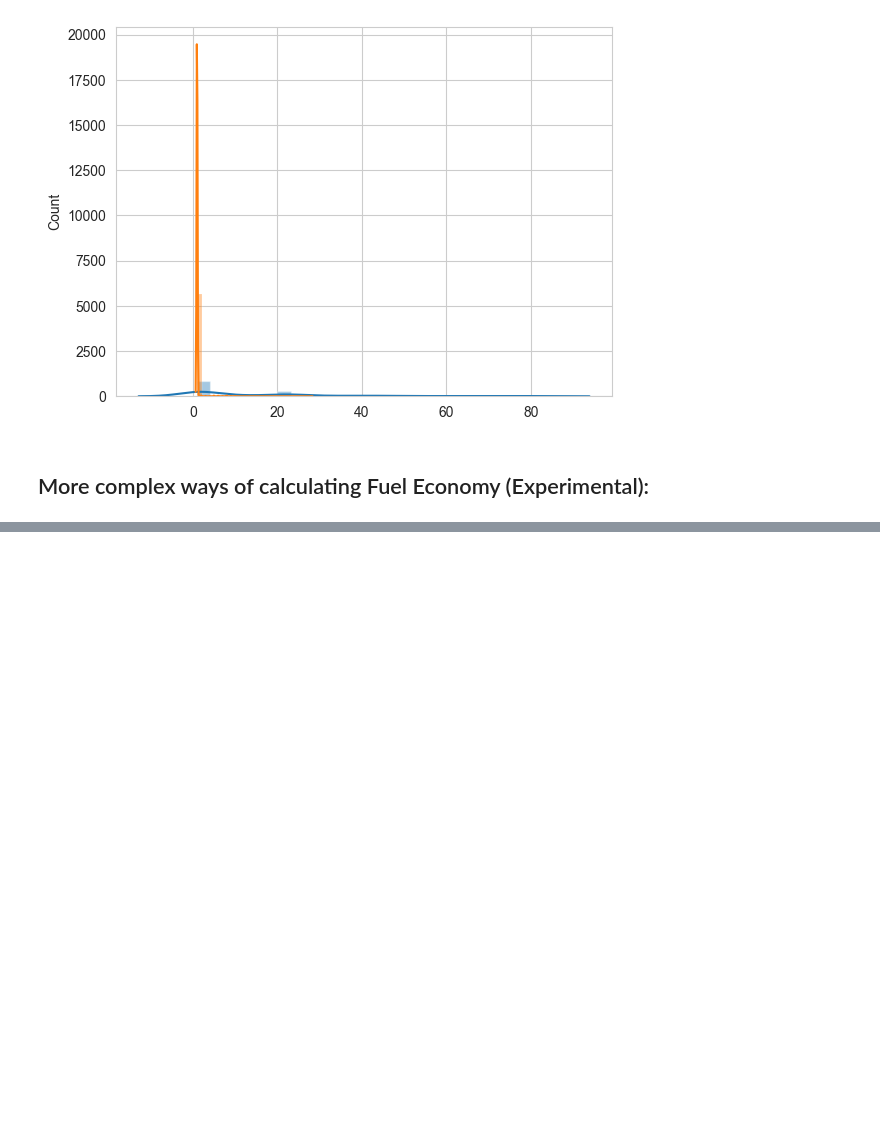
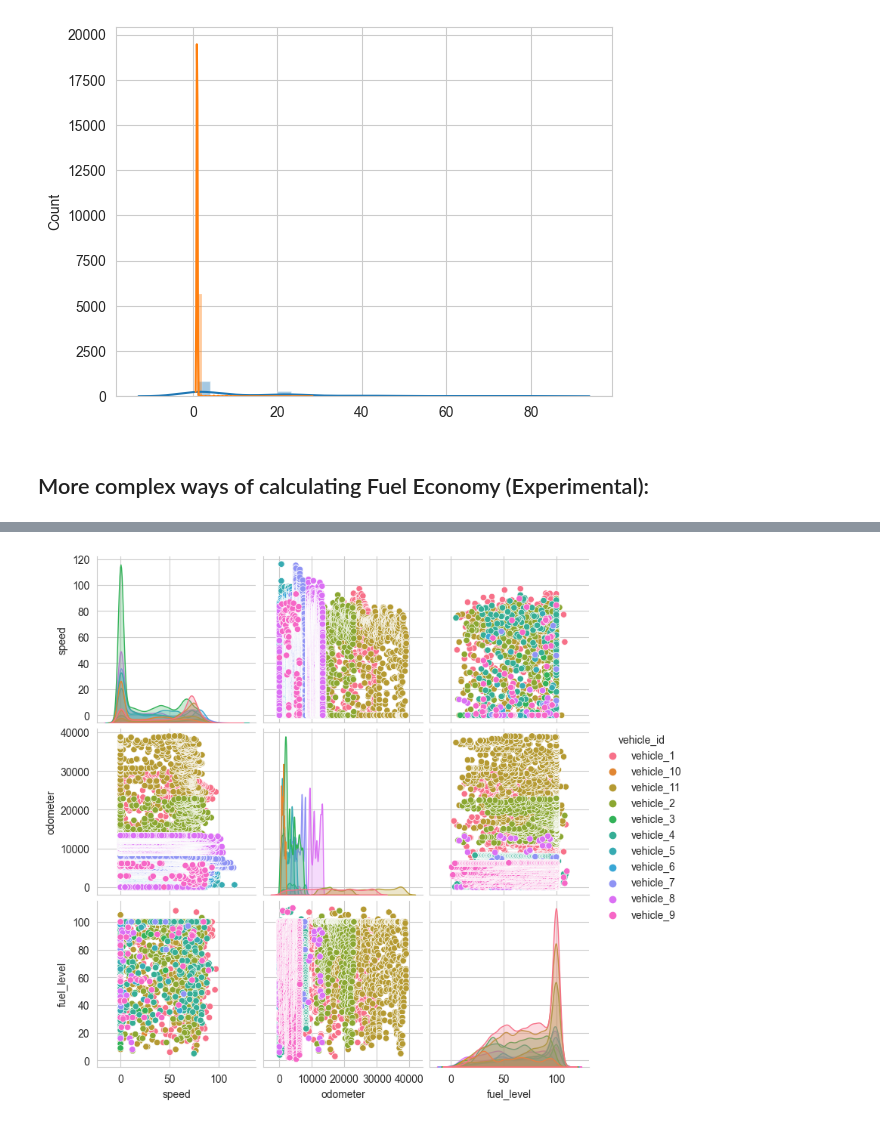
Before and after one commit to Yug-Oswal/Motorq-VIT-2024-DS-Assignment-Yug-D-Oswal, a Jupyter notebook: Motorq-ProblemStatement.ipynb, the cells around one changed output, grey strips where cells are left out. Saved outputs shown, nothing was run; the diff lists cells and outputs as text; code cells hidden in the pictures; blank space fills up the shorter version.

```diff
--- a/Motorq-ProblemStatement.ipynb
+++ b/Motorq-ProblemStatement.ipynb
@@ -697,0 +982,6 @@ Name: timestamp, Length: 506, dtype: datetime64[ns, UTC]
+# %%
+sns.set_style("whitegrid")
+sns.pairplot(final_tm, hue = 'vehicle_id')
+plt.show()
+# %% [output]
+[figure, added]
```
Also changed, not shown: parts of 19 cells of this notebook.
